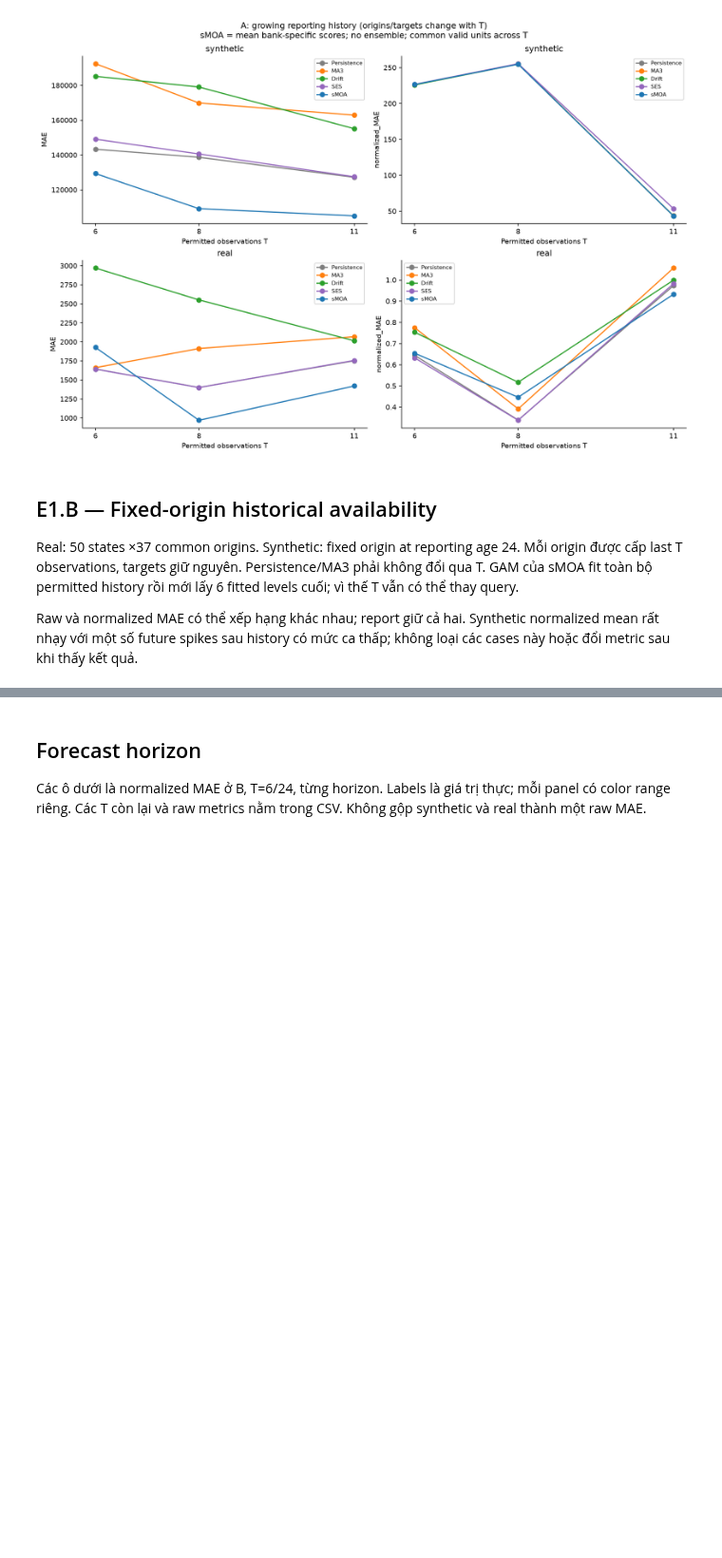
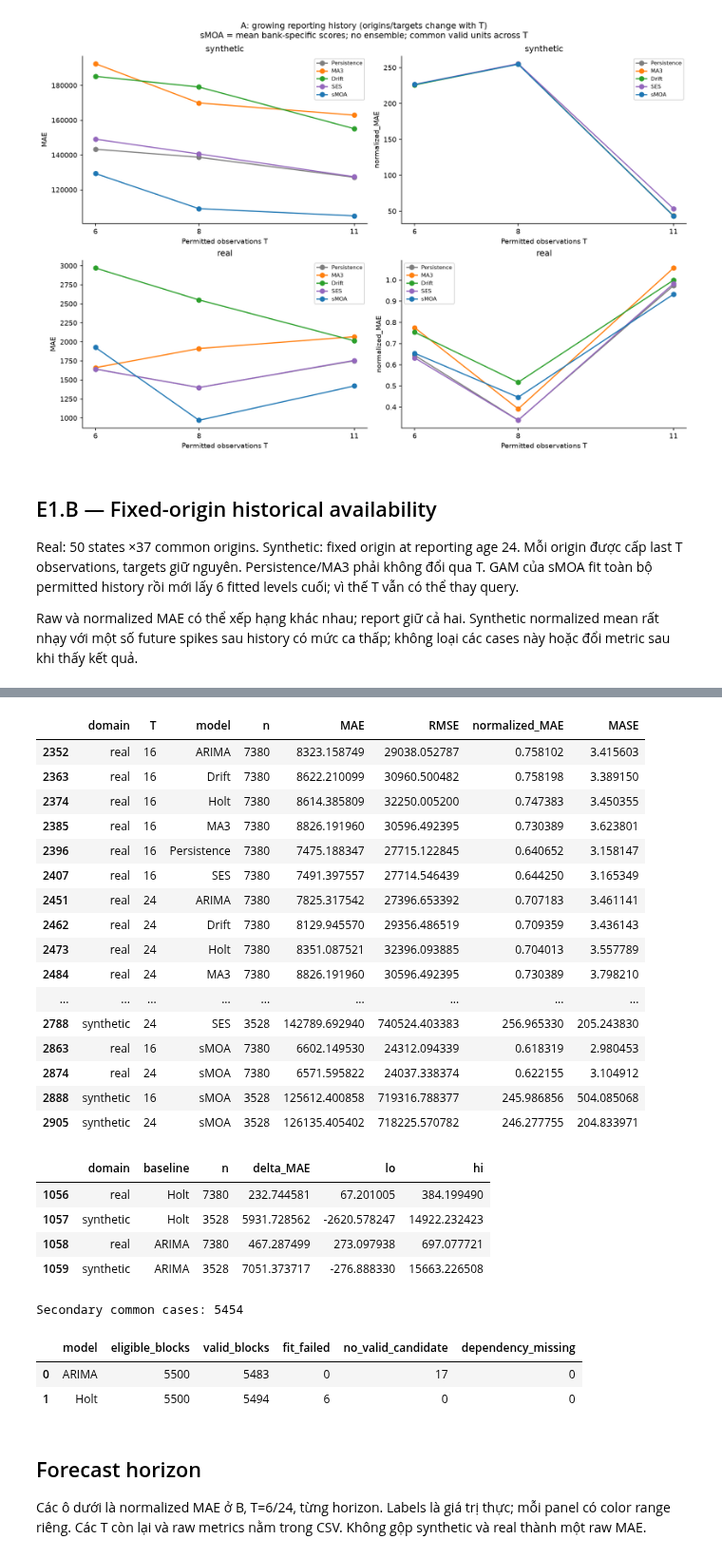
Before and after one commit to gnart-linhh/Infections_Forcasting, a Jupyter notebook: experiments/comparison/experiment_1.ipynb, the cells around one changed output, grey strips where cells are left out. Shown at 95% size. Drawn from its saved outputs; the diff is of its cells as text; code cells hidden in the pictures; blank space fills up the shorter version.

```diff
--- a/experiments/comparison/experiment_1.ipynb
+++ b/experiments/comparison/experiment_1.ipynb
@@ -101,3 +127,36 @@ Synthetic normalized-loss tail diagnostic: {'mean': 251.69578976431214, 'median'
+# %%
+secondary=scores.loc[scores.scope.eq('all_secondary_common') & scores.statistic.eq('mean') & scores.dimension.eq('overall')]
+display(secondary[['domain','T','model','n','MAE','RMSE','normalized_MAE','MASE']])
+display(pairs.loc[pairs.scope.eq('secondary_gap_24_minus_16'),['domain','baseline','n','delta_MAE','lo','hi']])
+print('Secondary common cases:',progress['secondary_common_cases'])
+display(pd.DataFrame(progress['secondary_counts']))
+# %% [output]
+|  | domain | T | model | n | MAE | RMSE | normalized_MAE | MASE |
+| 2352 | real | 16 | ARIMA | 7380 | 8323.158749 | 29038.052787 | 0.758102 | 3.415603 |
+| 2363 | real | 16 | Drift | 7380 | 8622.210099 | 30960.500482 | 0.758198 | 3.389150 |
+| 2374 | real | 16 | Holt | 7380 | 8614.385809 | 32250.005200 | 0.747383 | 3.450355 |
+| 2385 | real | 16 | MA3 | 7380 | 8826.191960 | 30596.492395 | 0.730389 | 3.623801 |
+| 2396 | real | 16 | Persistence | 7380 | 7475.188347 | 27715.122845 | 0.640652 | 3.158147 |
+| 2407 | real | 16 | SES | 7380 | 7491.397557 | 27714.546439 | 0.644250 | 3.165349 |
+| 2451 | real | 24 | ARIMA | 7380 | 7825.317542 | 27396.653392 | 0.707183 | 3.461141 |
+| 2462 | real | 24 | Drift | 7380 | 8129.945570 | 29356.486519 | 0.709359 | 3.436143 |
+| 2473 | real | 24 | Holt | 7380 | 8351.087521 | 32396.093885 | 0.704013 | 3.557789 |
+| 2484 | real | 24 | MA3 | 7380 | 8826.191960 | 30596.492395 | 0.730389 | 3.798210 |
+| ... | ... | ... | ... | ... | ... | ... | ... | ... |
+| 2788 | synthetic | 24 | SES | 3528 | 142789.692940 | 740524.403383 | 256.965330 | 205.243830 |
+| 2863 | real | 16 | sMOA | 7380 | 6602.149530 | 24312.094339 | 0.618319 | 2.980453 |
+| 2874 | real | 24 | sMOA | 7380 | 6571.595822 | 24037.338374 | 0.622155 | 3.104912 |
+| 2888 | synthetic | 16 | sMOA | 3528 | 125612.400858 | 719316.788377 | 245.986856 | 504.085068 |
+| 2905 | synthetic | 24 | sMOA | 3528 | 126135.405402 | 718225.570782 | 246.277755 | 204.833971 |
+|  | domain | baseline | n | delta_MAE | lo | hi |
+| 1056 | real | Holt | 7380 | 232.744581 | 67.201005 | 384.199490 |
+| 1057 | synthetic | Holt | 3528 | 5931.728562 | -2620.578247 | 14922.232423 |
+| 1058 | real | ARIMA | 7380 | 467.287499 | 273.097938 | 697.077721 |
+| 1059 | synthetic | ARIMA | 3528 | 7051.373717 | -276.888330 | 15663.226508 |
+Secondary common cases: 5454
+|  | model | eligible_blocks | valid_blocks | fit_failed | no_valid_candidate | dependency_missing |
+| 0 | ARIMA | 5500 | 5483 | 0 | 17 | 0 |
+| 1 | Holt | 5500 | 5494 | 6 | 0 | 0 |
 # %% [markdown]
 ## Forecast horizon
 
```
Also changed, not shown: parts of 6 cells of this notebook, 58 other files.
